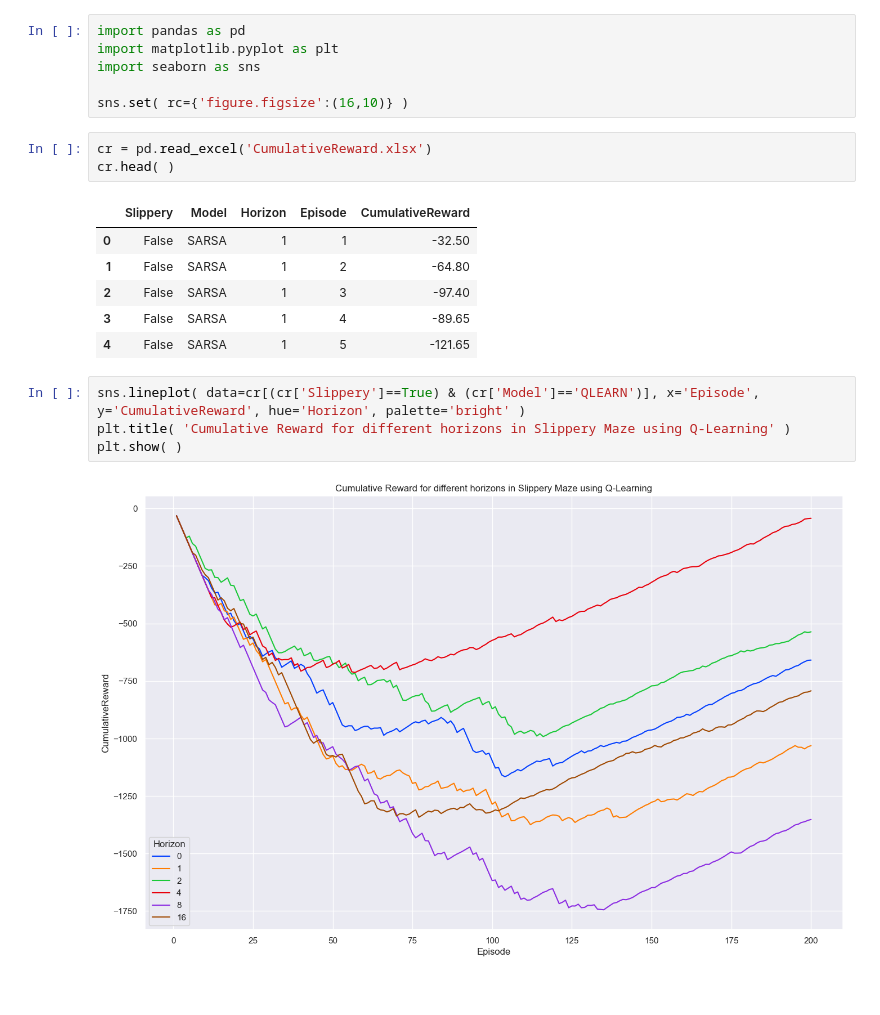
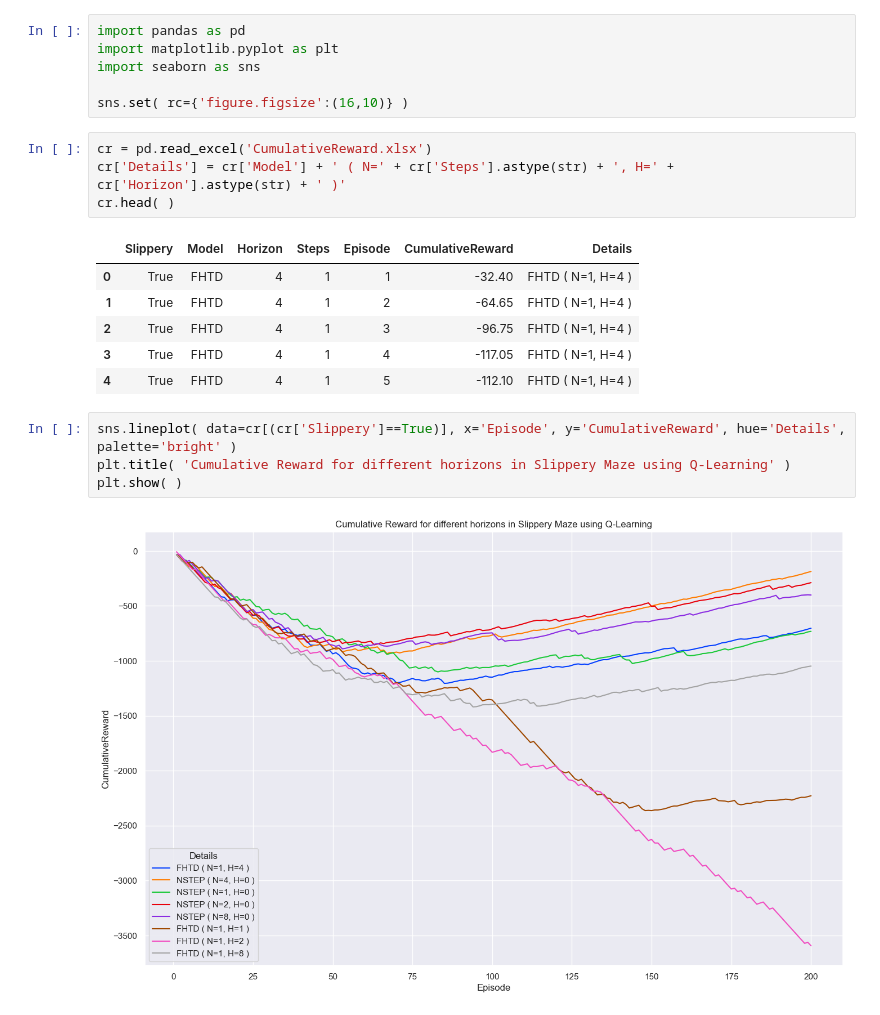
Before and after one commit to yotitan/RL-Slippery-Maze, a Jupyter notebook: graphs.ipynb, the cells around one changed output. Drawn from its saved outputs; the diff is of its cells as text.

```diff
--- a/graphs.ipynb
+++ b/graphs.ipynb
@@ -6,19 +6,20 @@ import seaborn as sns
 sns.set( rc={'figure.figsize':(16,10)} )
 # %%
 cr = pd.read_excel('CumulativeReward.xlsx')
+cr['Details'] = cr['Model'] + ' ( N=' + cr['Steps'].astype(str) + ', H=' + cr['Horizon'].astype(str) + ' )'
 cr.head( )
 # %% [output]
-|  | Slippery | Model | Horizon | Episode | CumulativeReward |
-| 0 | False | SARSA | 1 | 1 | -32.50 |
-| 1 | False | SARSA | 1 | 2 | -64.80 |
-| 2 | False | SARSA | 1 | 3 | -97.40 |
-| 3 | False | SARSA | 1 | 4 | -89.65 |
-| 4 | False | SARSA | 1 | 5 | -121.65 |
+|  | Slippery | Model | Horizon | Steps | Episode | CumulativeReward | Details |
+| 0 | True | FHTD | 4 | 1 | 1 | -32.40 | FHTD ( N=1, H=4 ) |
+| 1 | True | FHTD | 4 | 1 | 2 | -64.65 | FHTD ( N=1, H=4 ) |
+| 2 | True | FHTD | 4 | 1 | 3 | -96.75 | FHTD ( N=1, H=4 ) |
+| 3 | True | FHTD | 4 | 1 | 4 | -117.05 | FHTD ( N=1, H=4 ) |
+| 4 | True | FHTD | 4 | 1 | 5 | -112.10 | FHTD ( N=1, H=4 ) |
 # %%
-sns.lineplot( data=cr[(cr['Slippery']==True) & (cr['Model']=='QLEARN')], x='Episode', y='CumulativeReward', hue='Horizon', palette='bright' )
+sns.lineplot( data=cr[(cr['Slippery']==True)], x='Episode', y='CumulativeReward', hue='Details', palette='bright' )
 plt.title( 'Cumulative Reward for different horizons in Slippery Maze using Q-Learning' )
 plt.show( )
 # %% [output]
-[figure, old version]
+[figure, new version]
 # %%
 wr = pd.read_excel( 'WinRate.xlsx' )
```
Also changed, not shown: parts of 4 cells of this notebook, 5 other files.
